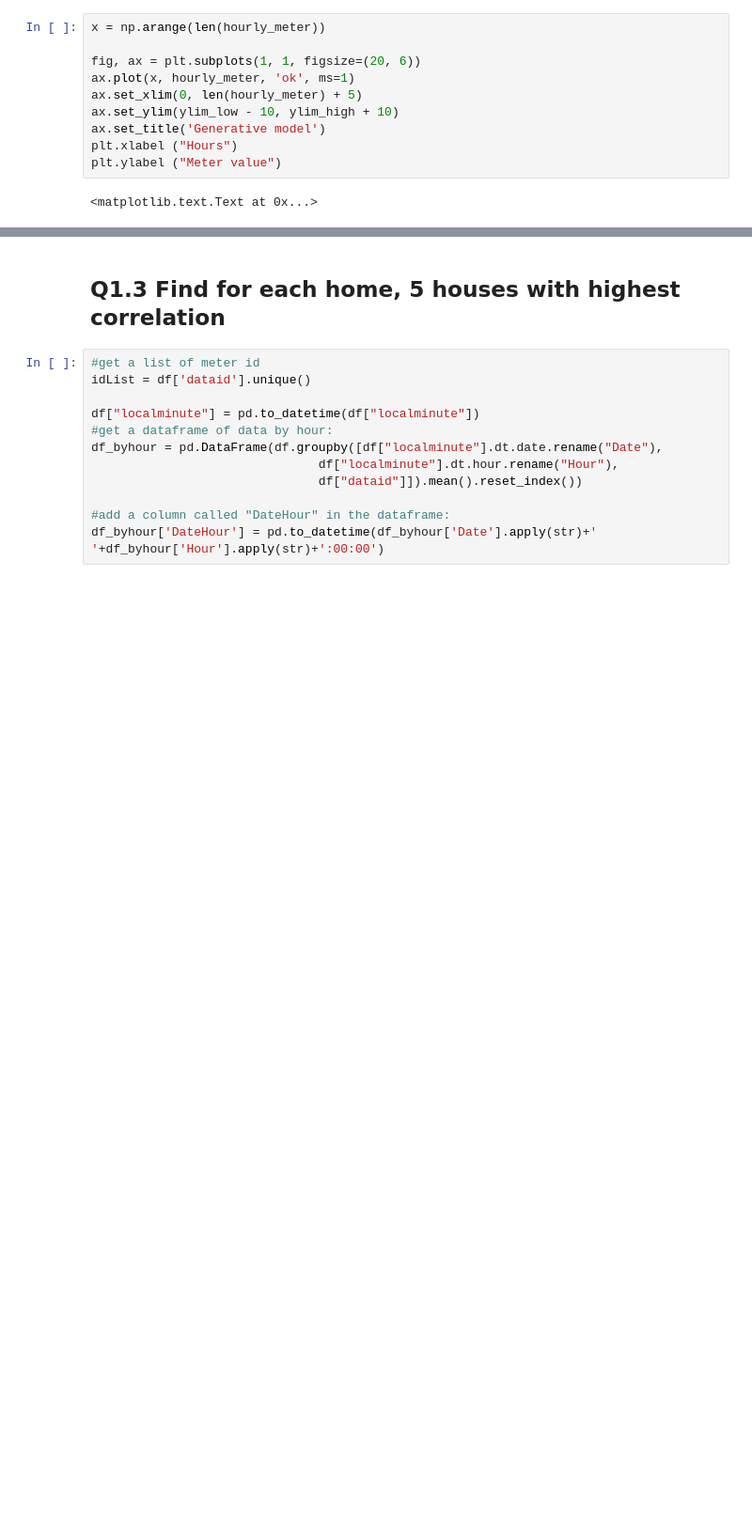
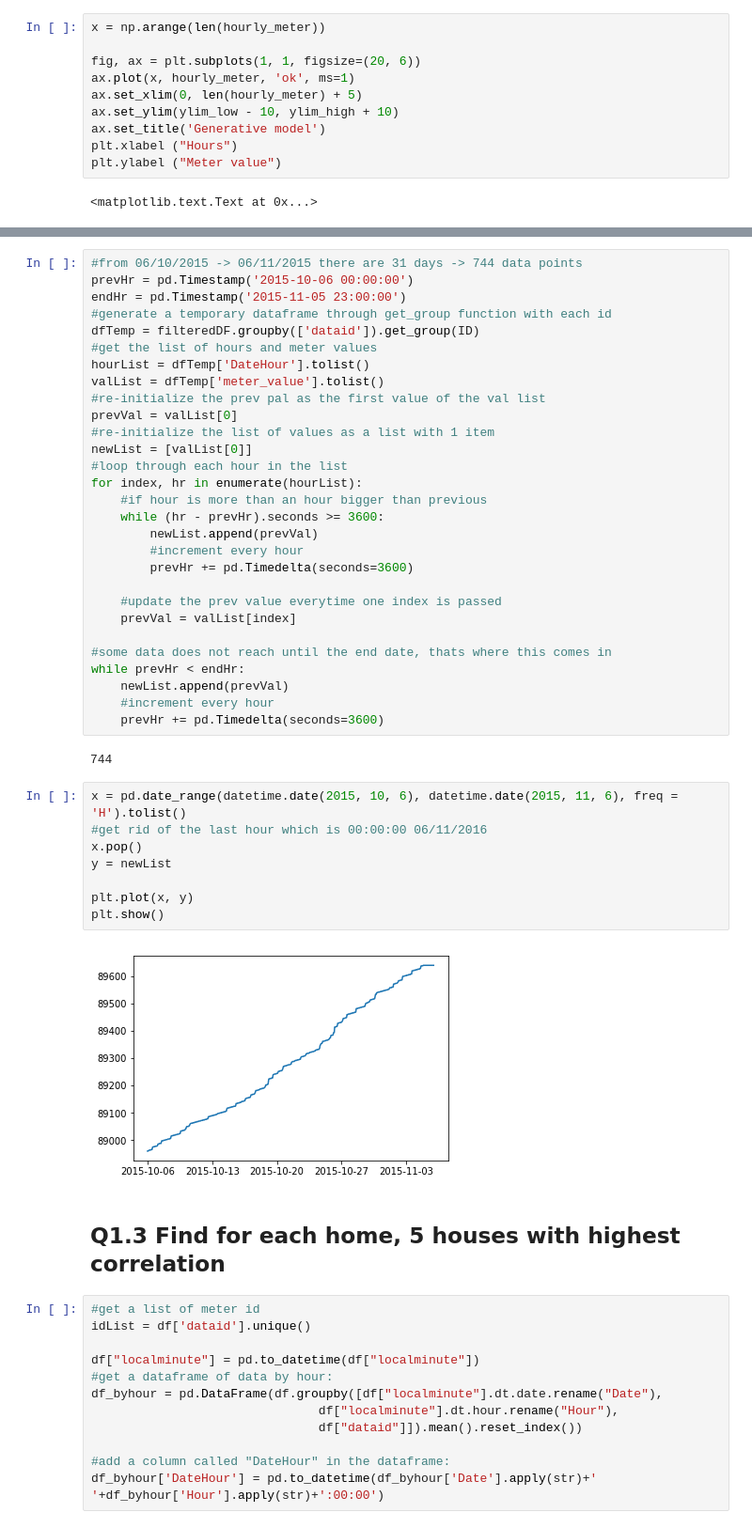
Before and after one commit to nicholasluimy/EE4211-project, a Jupyter notebook: EE4211-project.ipynb, the cells around one changed output, grey strips where cells are left out. Shown: that part at 94% size. Saved outputs shown, nothing was run; the diff lists cells and outputs as text; blank space fills up the shorter version.

```diff
--- a/EE4211-project.ipynb
+++ b/EE4211-project.ipynb
@@ -404,3 +425,44 @@ plt.ylabel ("Meter value")
+# %%
+#from 06/10/2015 -> 06/11/2015 there are 31 days -> 744 data points
+prevHr = pd.Timestamp('2015-10-06 00:00:00')
+endHr = pd.Timestamp('2015-11-05 23:00:00')
+#generate a temporary dataframe through get_group function with each id
+dfTemp = filteredDF.groupby(['dataid']).get_group(ID)
+#get the list of hours and meter values
+hourList = dfTemp['DateHour'].tolist()
+valList = dfTemp['meter_value'].tolist()
+#re-initialize the prev pal as the first value of the val list
+prevVal = valList[0]
+#re-initialize the list of values as a list with 1 item
+newList = [valList[0]]
+#loop through each hour in the list
+for index, hr in enumerate(hourList):
+    #if hour is more than an hour bigger than previous
+    while (hr - prevHr).seconds >= 3600:
+        newList.append(prevVal)
+        #increment every hour
+        prevHr += pd.Timedelta(seconds=3600)
+
+    #update the prev value everytime one index is passed
+    prevVal = valList[index]
+
+#some data does not reach until the end date, thats where this comes in
+while prevHr < endHr:
+    newList.append(prevVal)
+    #increment every hour
+    prevHr += pd.Timedelta(seconds=3600)
+# %% [output]
+744
+# %%
+x = pd.date_range(datetime.date(2015, 10, 6), datetime.date(2015, 11, 6), freq = 'H').tolist()
+#get rid of the last hour which is 00:00:00 06/11/2016
+x.pop()
+y = newList
+
+plt.plot(x, y)
+plt.show()
+# %% [output]
+[figure, added]
 # %% [markdown]
 ## Q1.3 Find for each home, 5 houses with highest correlation
 # %%
```
Also changed, not shown: parts of 9 cells of this notebook.
